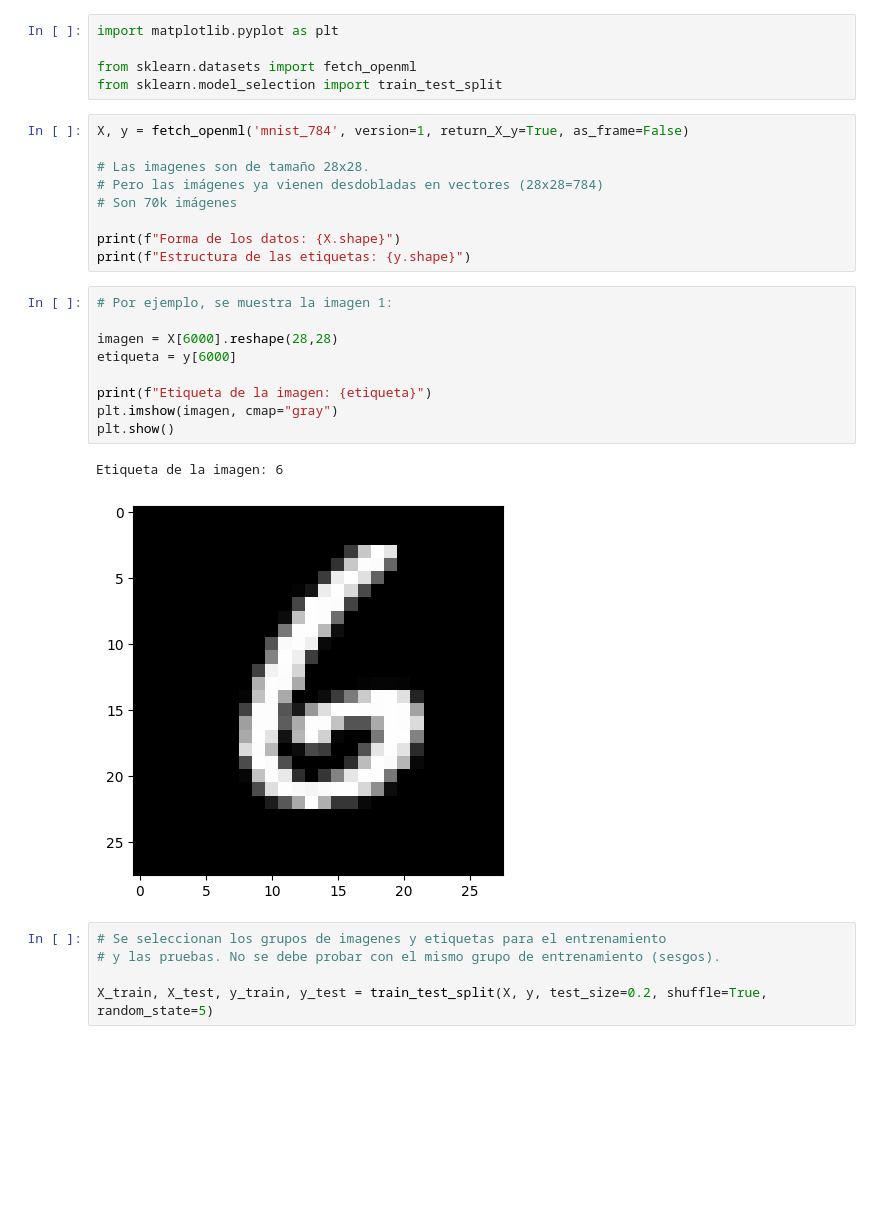
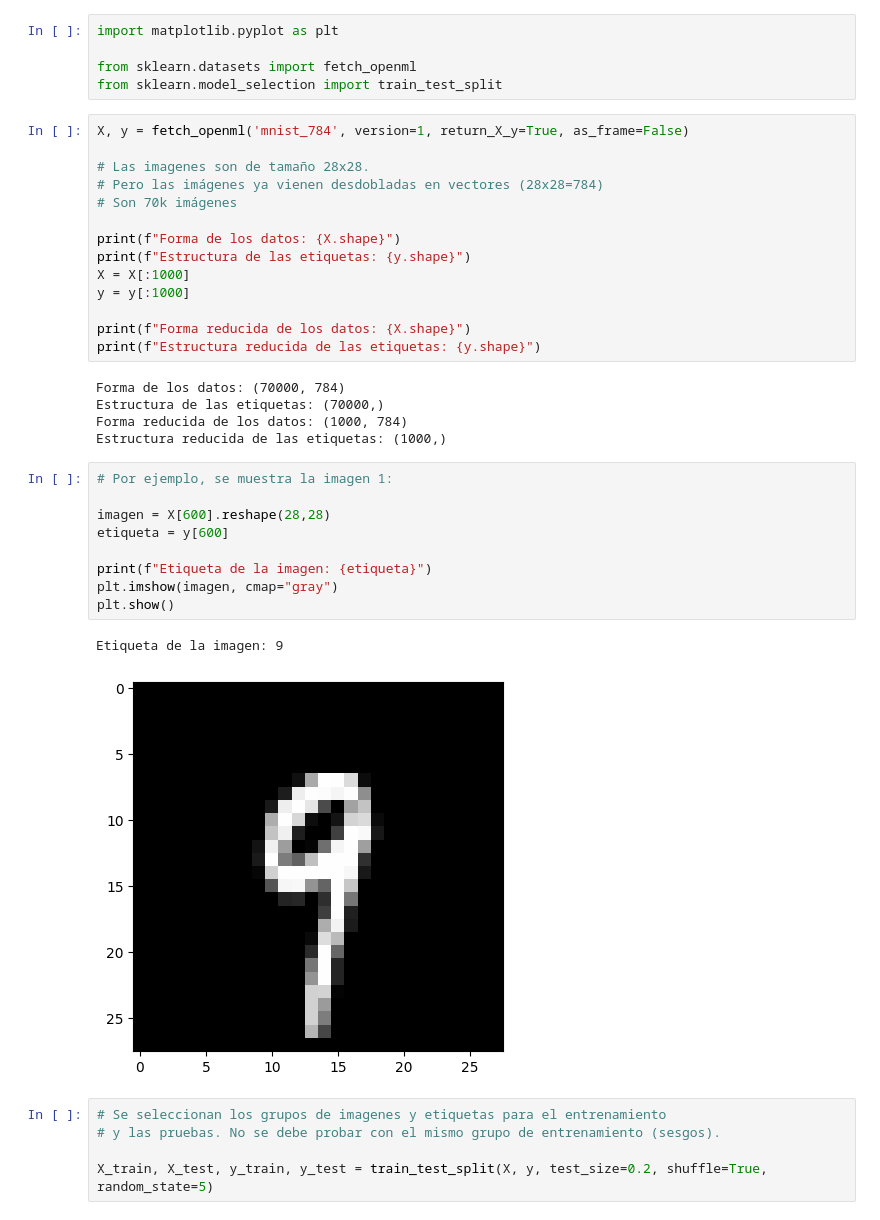
Before and after one commit to ErikaDeLunaAlba/VisionArtificial, a Jupyter notebook: Modulo7/machine_learning.ipynb, the cells around one changed output. Drawn from its saved outputs; the diff is of its cells as text; blank space fills up the shorter version.

```diff
--- a/Modulo7/machine_learning.ipynb
+++ b/Modulo7/machine_learning.ipynb
@@ -38,18 +38,28 @@ X, y = fetch_openml('mnist_784', version=1, return_X_y=True, as_frame=False)
 
 print(f"Forma de los datos: {X.shape}")
 print(f"Estructura de las etiquetas: {y.shape}")
+X = X[:1000]
+y = y[:1000]
+
+print(f"Forma reducida de los datos: {X.shape}")
+print(f"Estructura reducida de las etiquetas: {y.shape}")
+# %% [output]
+Forma de los datos: (70000, 784)
+Estructura de las etiquetas: (70000,)
+Forma reducida de los datos: (1000, 784)
+Estructura reducida de las etiquetas: (1000,)
 # %%
 # Por ejemplo, se muestra la imagen 1:
 
-imagen = X[6000].reshape(28,28)
-etiqueta = y[6000]
+imagen = X[600].reshape(28,28)
+etiqueta = y[600]
 
 print(f"Etiqueta de la imagen: {etiqueta}")
 plt.imshow(imagen, cmap="gray")
 plt.show()
 # %% [output]
-Etiqueta de la imagen: 6
+Etiqueta de la imagen: 9
-[figure, old version]
+[figure, new version]
 # %%
 # Se seleccionan los grupos de imagenes y etiquetas para el entrenamiento
 # y las pruebas. No se debe probar con el mismo grupo de entrenamiento (sesgos).
```
Also changed, not shown: parts of 5 cells of this notebook, 1 other file.
